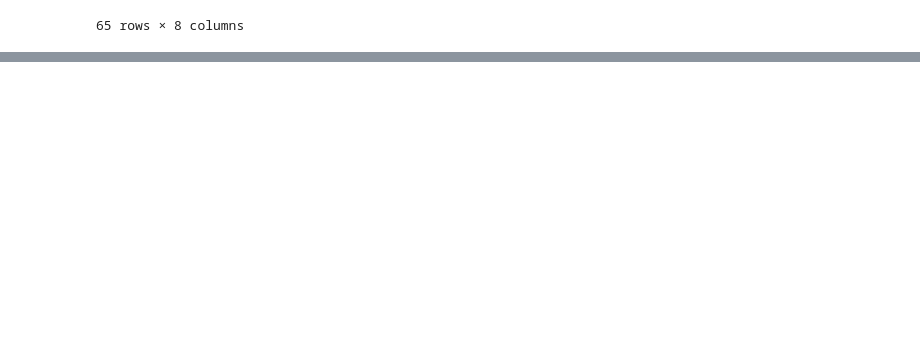
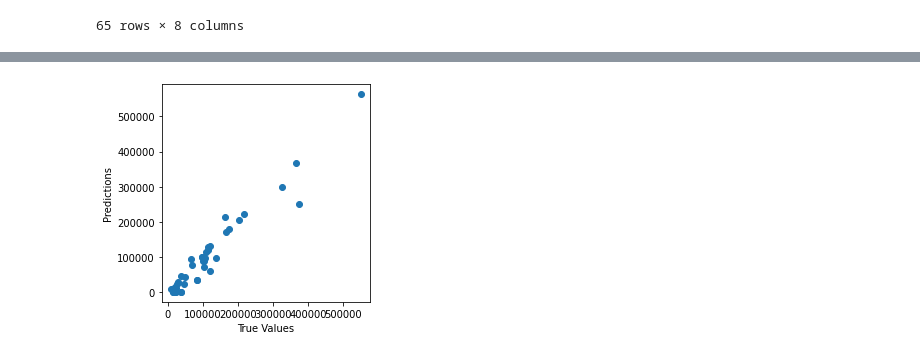
Before and after one commit to lhao03/data-visualization-of-usa-spending, a Jupyter notebook: incarceration_model.ipynb, the cells around one changed output, grey strips where cells are left out. Saved outputs shown, nothing was run; the diff lists cells and outputs as text; code cells hidden in the pictures; blank space fills up the shorter version.

```diff
--- a/incarceration_model.ipynb
+++ b/incarceration_model.ipynb
@@ -386,0 +364,10 @@ Testing set Mean Abs Error: 14826.93 total incarceration rate
+# %%
+test_predictions = model.predict(normed_test_data).flatten()
+# %%
+a = plt.axes(aspect='equal')
+plt.scatter(test_labels, test_predictions)
+plt.xlabel('True Values')
+plt.ylabel('Predictions')
+plt.show()
+# %% [output]
+[figure, added]
```
Also changed, not shown: parts of 11 cells of this notebook.
